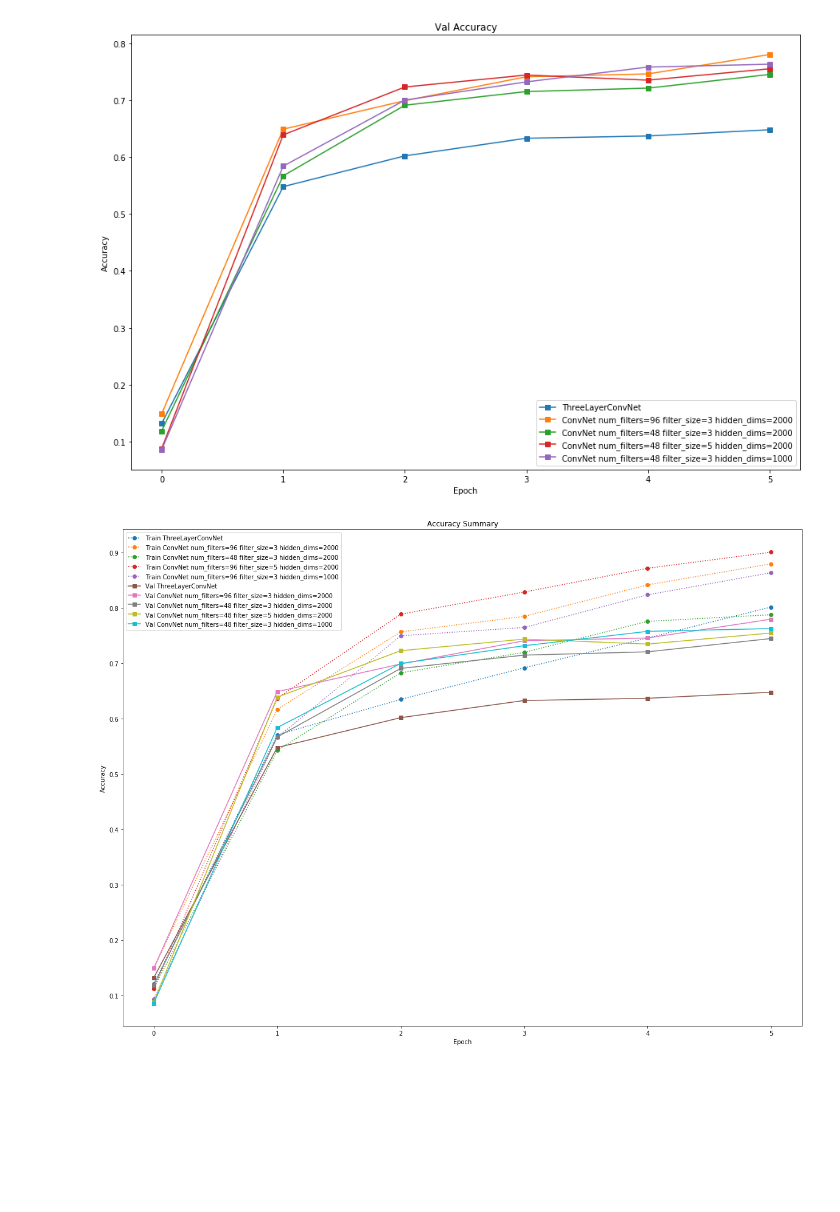
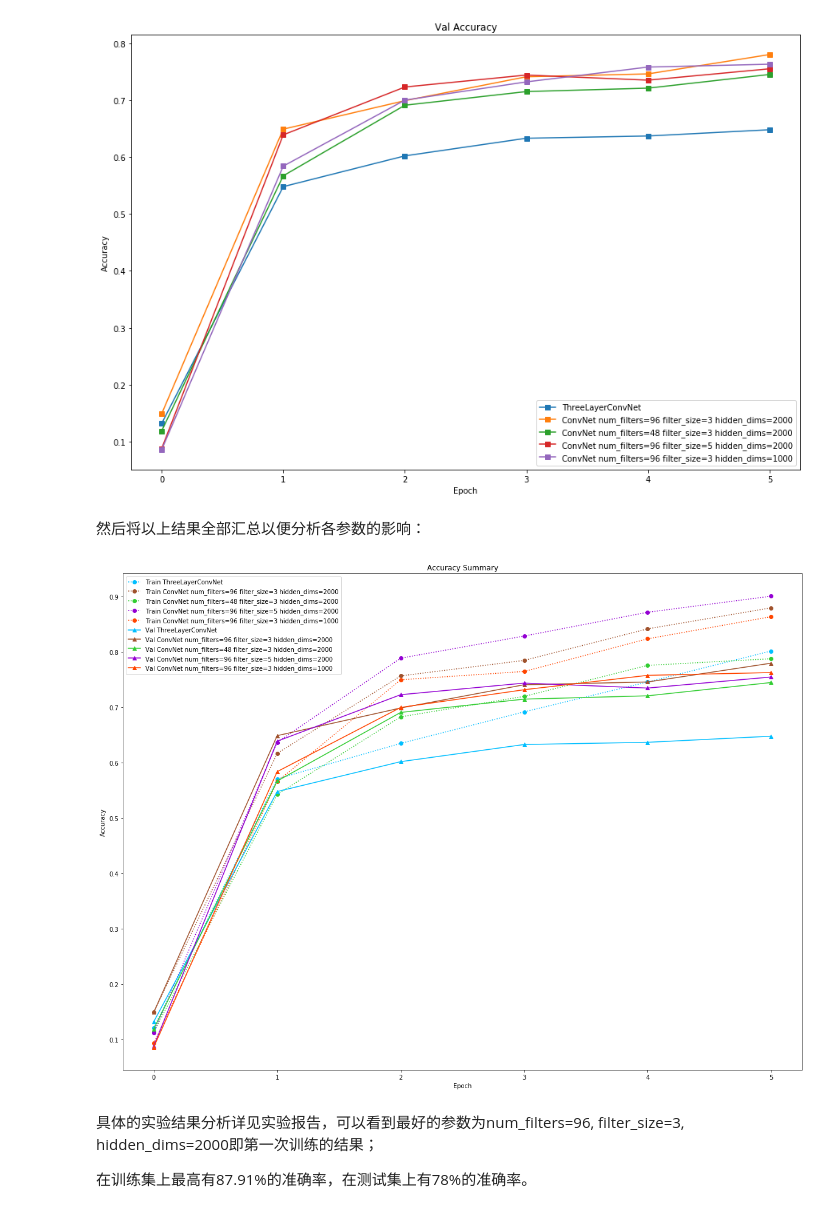
Before and after one commit to He-Ze/CS231n-Assignment2, a Jupyter notebook: final-project/ConvolutionalNetworks.ipynb, the cells around one changed output. Drawn from its saved outputs; the diff is of its cells as text; code cells hidden in the pictures; blank space fills up the shorter version.

```diff
--- a/final-project/ConvolutionalNetworks.ipynb
+++ b/final-project/ConvolutionalNetworks.ipynb
@@ -783,10 +791,9 @@ plt.show()
 # %%
 from annp.classifiers.cnn import ConvNet
 
-num_train = 4000
-reg = 2e-05
 model = ConvNet(
-    num_filters=96, filter_size=3, weight_scale=5e-3, affine_layers=2, hidden_dims=[2000,2000], reg=reg, use_batchnorm=False)
+    num_filters=96, filter_size=3, weight_scale=0.001, affine_layers=2, hidden_dims=[2000,2000], reg=2e-05, use_batchnorm=False)
+
 solver = Solver(
     model, data,num_epochs=15, batch_size=50,update_rule='adam',
     optim_config={
@@ -836,9 +851,7 @@ plt.show()
 # %%
-num_train = 4000
+model = ConvNet(
+    num_filters=48, filter_size=3, weight_scale=0.001, affine_layers=2, hidden_dims=[2000,2000], reg=2e-05, use_batchnorm=False)
 
-reg = 2e-05
-model = ConvNet(
-    num_filters=48, filter_size=3, weight_scale=5e-3, affine_layers=2, hidden_dims=[2000,2000], reg=reg, use_batchnorm=False)
 solver = Solver(
     model, data,num_epochs=5, batch_size=50,update_rule='adam',
     optim_config={
@@ -940,9 +959,7 @@ plt.show()
 # %%
-num_train = 4000
+model = ConvNet(
+    num_filters=96, filter_size=3, weight_scale=0.001, affine_layers=2, hidden_dims=[1000,1000], reg=2e-05, use_batchnorm=False)
 
-reg = 2e-05
-model = ConvNet(
-    num_filters=96, filter_size=3, weight_scale=5e-3, affine_layers=2, hidden_dims=[1000,1000], reg=reg, use_batchnorm=False)
 solver = Solver(
     model, data,num_epochs=5, batch_size=50,update_rule='adam',
     optim_config={
@@ -992,6 +1013,4 @@ plt.show()
 # %%
-trainAcc0=[0.121,0.571,0.635,0.692,0.746,0.802,0.843,0.871,0.898,0.893,0.910]
-valAcc0=[0.132,0.548,0.602,0.633,0.637,0.648,0.67,0.653,0.661,0.661,0.667]
 plt.title("Train Accuracy")
 plt.xlabel("Epoch")
 plt.ylabel("Accuracy")
@@ -1019,22 +1040,28 @@ plt.gcf().set_size_inches(15, 10)
 plt.show()
 # %% [output]
 [figure]
+# %% [markdown]
+然后将以上结果全部汇总以便分析各参数的影响：
 # %%
 plt.title("Accuracy Summary")
 plt.xlabel("Epoch")
 plt.ylabel("Accuracy")
-plt.plot(trainAcc0[0:6], ':o',label="Train ThreeLayerConvNet")
-plt.plot(trainAcc1[0:6], ':o',label="Train ConvNet num_filters=96 filter_size=3 hidden_dims=2000")
-plt.plot(trainAcc2[0:6], ':o',label="Train ConvNet num_filters=48 filter_size=3 hidden_dims=2000")
-plt.plot(trainAcc3[0:6], ':o',label="Train ConvNet num_filters=96 filter_size=5 hidden_dims=2000")
-plt.plot(trainAcc4[0:6], ':o',label="Train ConvNet num_filters=96 filter_size=3 hidden_dims=1000")
-plt.plot(valAcc0[0:6], '-s',label="Val ThreeLayerConvNet")
-plt.plot(valAcc1[0:6], '-s',label="Val ConvNet num_filters=96 filter_size=3 hidden_dims=2000")
-plt.plot(valAcc2[0:6], '-s',label="Val ConvNet num_filters=48 filter_size=3 hidden_dims=2000")
-plt.plot(valAcc3[0:6], '-s',label="Val ConvNet num_filters=48 filter_size=5 hidden_dims=2000")
-plt.plot(valAcc4[0:6], '-s',label="Val ConvNet num_filters=48 filter_size=3 hidden_dims=1000")
+plt.plot(trainAcc0[0:6], ':o',color='deepskyblue',label="Train ThreeLayerConvNet")
+plt.plot(trainAcc1[0:6], ':o',color='sienna',label="Train ConvNet num_filters=96 filter_size=3 hidden_dims=2000")
+plt.plot(trainAcc2[0:6], ':o',color='limegreen',label="Train ConvNet num_filters=48 filter_size=3 hidden_dims=2000")
+plt.plot(trainAcc3[0:6], ':o',color='darkviolet',label="Train ConvNet num_filters=96 filter_size=5 hidden_dims=2000")
+plt.plot(trainAcc4[0:6], ':o',color='orangered',label="Train ConvNet num_filters=96 filter_size=3 hidden_dims=1000")
+plt.plot(valAcc0[0:6], '-^',color='deepskyblue',label="Val ThreeLayerConvNet")
+plt.plot(valAcc1[0:6], '-^',color='sienna',label="Val ConvNet num_filters=96 filter_size=3 hidden_dims=2000")
+plt.plot(valAcc2[0:6], '-^',color='limegreen',label="Val ConvNet num_filters=48 filter_size=3 hidden_dims=2000")
+plt.plot(valAcc3[0:6], '-^',color='darkviolet',label="Val ConvNet num_filters=96 filter_size=5 hidden_dims=2000")
+plt.plot(valAcc4[0:6], '-^',color='orangered',label="Val ConvNet num_filters=96 filter_size=3 hidden_dims=1000")
 plt.legend()
 plt.gcf().set_size_inches(20, 15)
 plt.show()
 # %% [output]
-[figure, old version]
+[figure, new version]
+# %% [markdown]
+具体的实验结果分析详见实验报告，可以看到最好的参数为num_filters=96, filter_size=3, hidden_dims=2000即第一次训练的结果；
+
+在训练集上最高有87.91%的准确率，在测试集上有78%的准确率。
```
Also changed, not shown: parts of 13 cells of this notebook, 3 other files.
